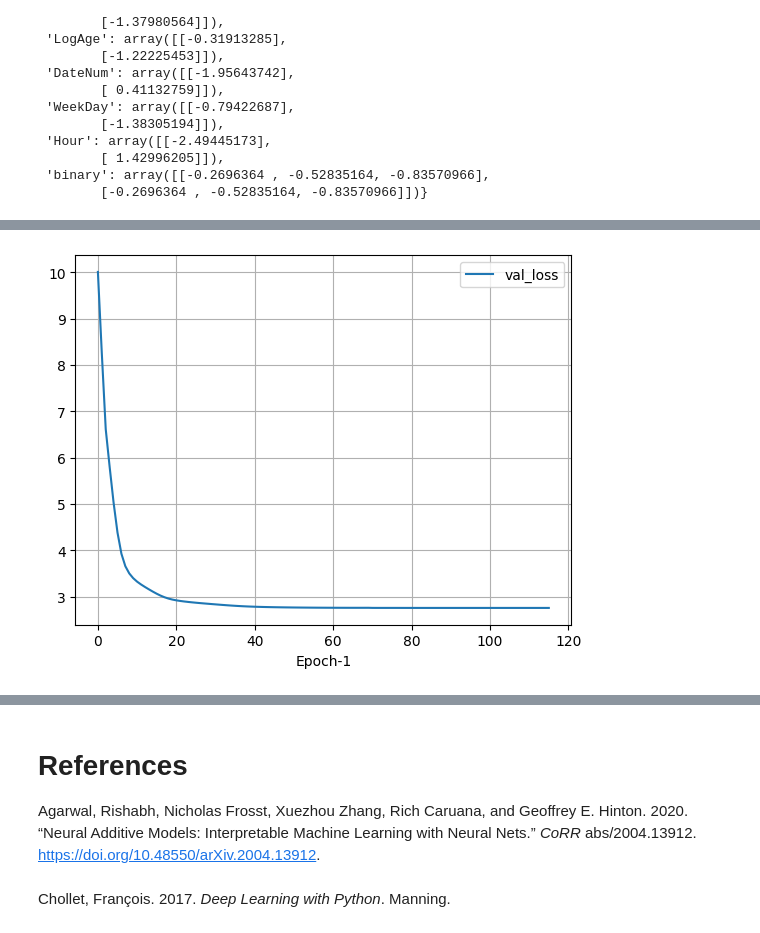
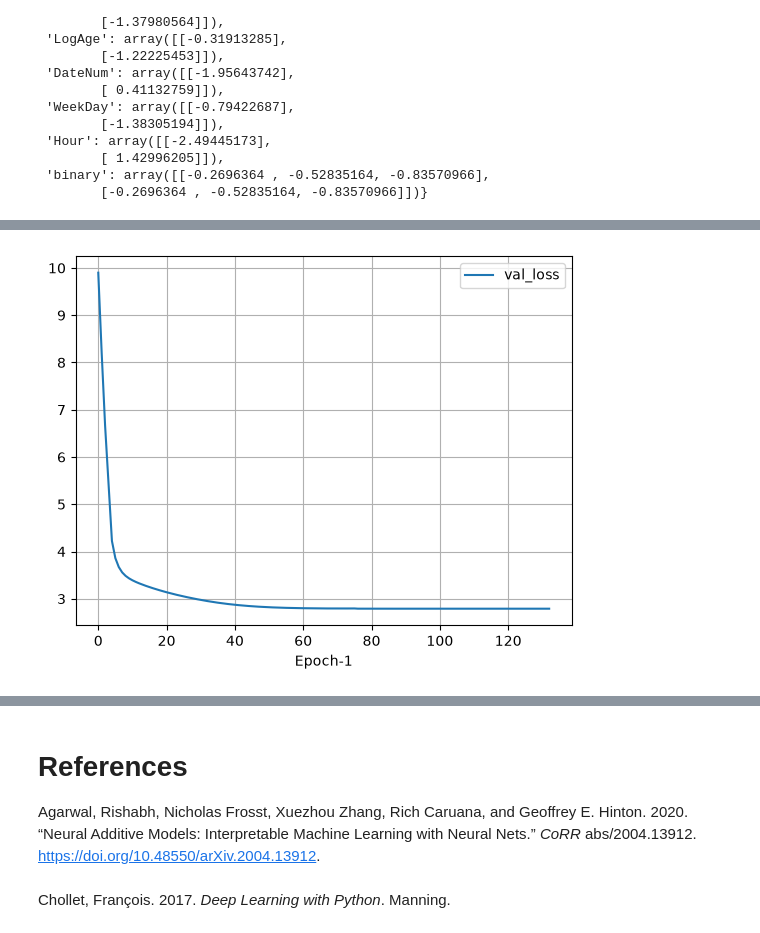
Before and after one commit to lorentzenchr/responsible_ml_material, a Jupyter notebook: py/xai_3_improving_explainability.ipynb, the cells around one changed output, grey strips where cells are left out. Cells and saved outputs as stored; diff of their text form; code cells hidden in the pictures.

```diff
--- a/py/xai_3_improving_explainability.ipynb
+++ b/py/xai_3_improving_explainability.ipynb
@@ -1283,19 +1290,20 @@ df = df0.query("WeeklyPay >= 200 and HoursWorkedPerWeek >= 20").assign(
     LogInitial=lambda x: np.log(x.InitialCaseEstimate.clip(1e2, 1e5)),
     LogWeeklyPay=lambda x: np.log(x.WeeklyPay.clip(100, 2000)),
     LogAge=lambda x: np.log(x.Age.clip(17, 70)),
-    Female=lambda x: (x.Gender == "F").astype(int),
-    Married=lambda x: (x.MaritalStatus == "M").astype(int),
-    PartTime=lambda x: (x.PartTimeFullTime == "P").astype(int),
+    Female=lambda x: (x.Gender == "F").astype(float),
+    Married=lambda x: (x.MaritalStatus == "M").astype(float),
+    PartTime=lambda x: (x.PartTimeFullTime == "P").astype(float),
     DateTimeOfAccident=lambda x: pd.to_datetime(x.DateTimeOfAccident),
     DateOfAccident=lambda x: x.DateTimeOfAccident.dt.date,
     DateReported=lambda x: pd.to_datetime(x.DateReported).dt.date,
     LogDelay=lambda x: np.log1p(
         pd.to_timedelta(x.DateReported - x.DateOfAccident).dt.days
     ),
-    DateNum=lambda x: x.DateTimeOfAccident.dt.year
-    + (x.DateTimeOfAccident.dt.dayofyear - 1) / 365,
-    WeekDay=lambda x: x.DateTimeOfAccident.dt.weekday,  # 0 = Monday
-    Hour=lambda x: x.DateTimeOfAccident.dt.hour,
+    DateNum=lambda x: (
+        x.DateTimeOfAccident.dt.year + (x.DateTimeOfAccident.dt.dayofyear - 1) / 365
+    ),
+    WeekDay=lambda x: x.DateTimeOfAccident.dt.weekday.astype(float),  # 0 = Monday
+    Hour=lambda x: x.DateTimeOfAccident.dt.hour.astype(float),
 )
 
 x_continuous = ["LogInitial", "LogWeeklyPay", "LogDelay", "LogAge", "DateNum"]
@@ -1478,7 +1486,7 @@ keras_model = make_additive(split_dict)
 # keras_model.summary()  # 410 parameters
 
 keras_model.compile(
-    loss=loss_gamma, optimizer=keras.optimizers.Adam(learning_rate=0.05)
+    loss=loss_gamma, optimizer=keras.optimizers.Adam(learning_rate=0.075)
 )
 
 callbacks = [
@@ -1518,4 +1526,4 @@ Epoch 116/200
-[figure, old version]
+[figure, new version]
 # %%
 # Interpretation
 model = KerasRegressor(make_pipeline(preprocessor, keras_model))
```
Also changed, not shown: parts of 29 cells of this notebook, 14 other files.
